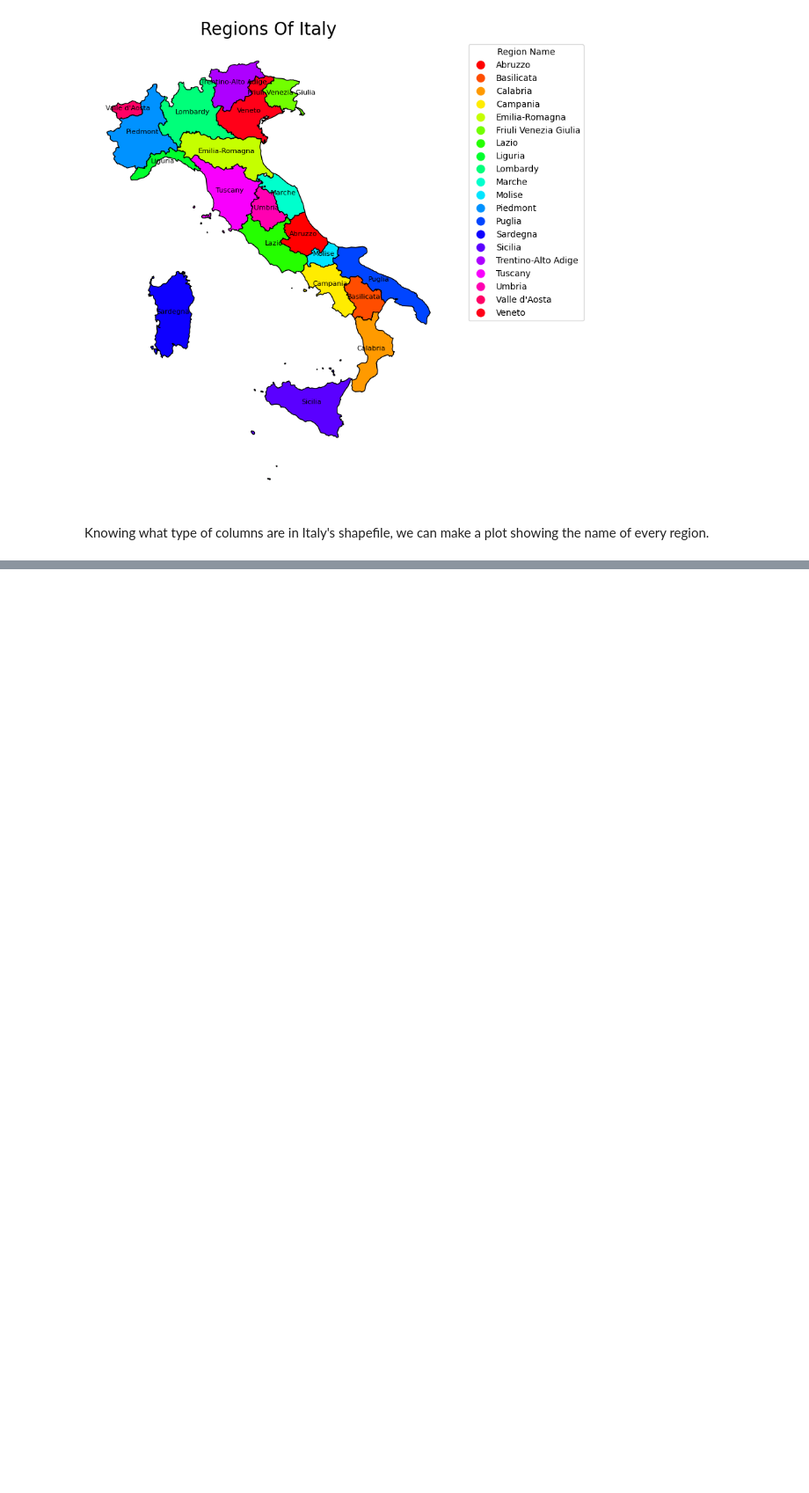
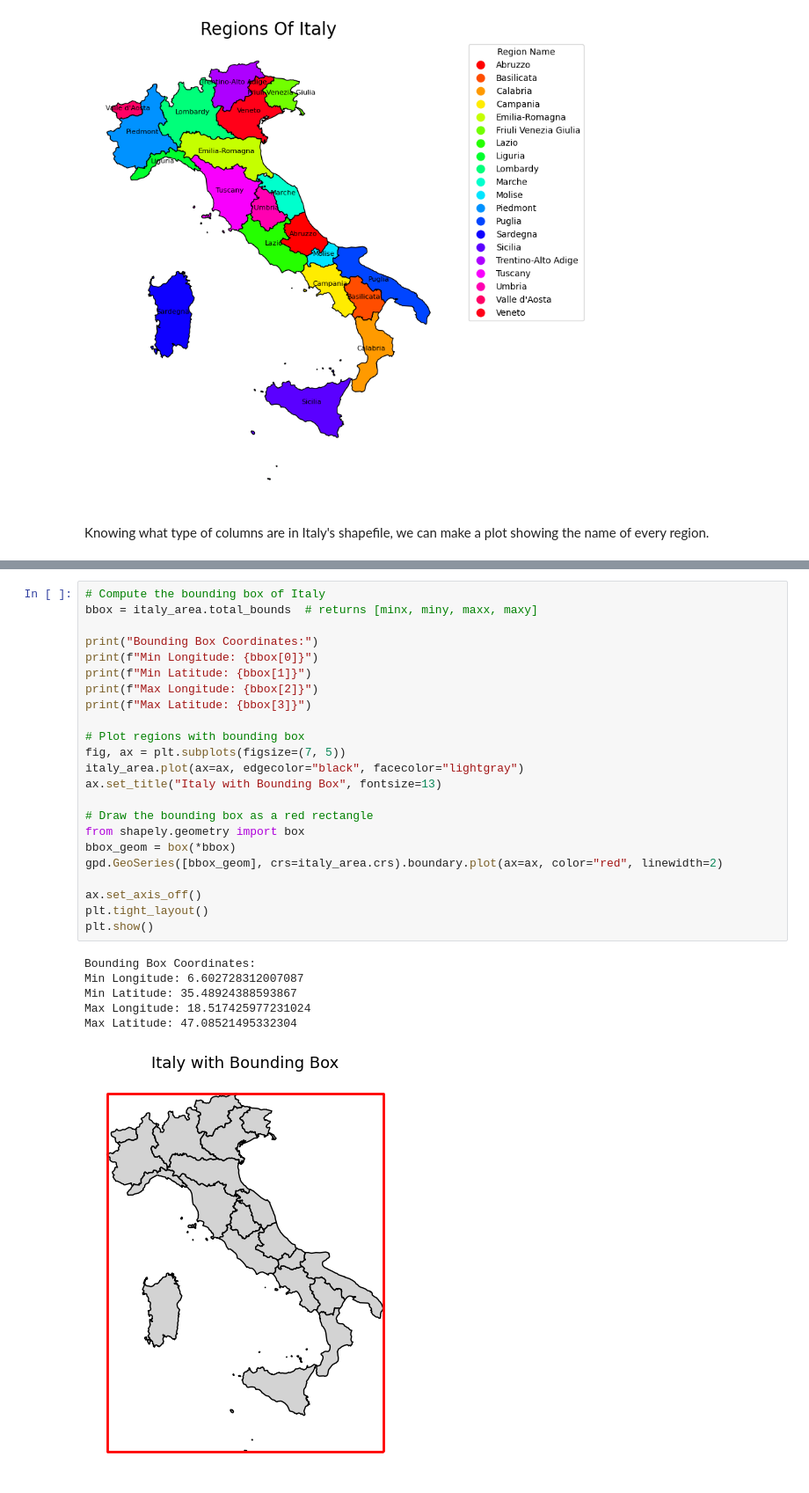
Before and after one commit to dimuzzo/testing-project, a Jupyter notebook: GeoPandas/test_number1.ipynb, the cells around one changed output, grey strips where cells are left out. Shown at 88% size. Drawn from its saved outputs; the diff is of its cells as text; blank space fills up the shorter version.

```diff
--- a/GeoPandas/test_number1.ipynb
+++ b/GeoPandas/test_number1.ipynb
@@ -114,0 +207,30 @@ Knowing what type of columns are in Italy's shapefile, we can make a plot showin
+# %%
+# Compute the bounding box of Italy
+bbox = italy_area.total_bounds  # returns [minx, miny, maxx, maxy]
+
+print("Bounding Box Coordinates:")
+print(f"Min Longitude: {bbox[0]}")
+print(f"Min Latitude: {bbox[1]}")
+print(f"Max Longitude: {bbox[2]}")
+print(f"Max Latitude: {bbox[3]}")
+
+# Plot regions with bounding box
+fig, ax = plt.subplots(figsize=(7, 5))
+italy_area.plot(ax=ax, edgecolor="black", facecolor="lightgray")
+ax.set_title("Italy with Bounding Box", fontsize=13)
+
+# Draw the bounding box as a red rectangle
+from shapely.geometry import box
+bbox_geom = box(*bbox)
+gpd.GeoSeries([bbox_geom], crs=italy_area.crs).boundary.plot(ax=ax, color="red", linewidth=2)
+
+ax.set_axis_off()
+plt.tight_layout()
+plt.show()
+# %% [output]
+Bounding Box Coordinates:
+Min Longitude: 6.602728312007087
+Min Latitude: 35.48924388593867
+Max Longitude: 18.517425977231024
+Max Latitude: 47.08521495332304
+[figure, added]
```
Also changed, not shown: parts of 17 cells of this notebook.
